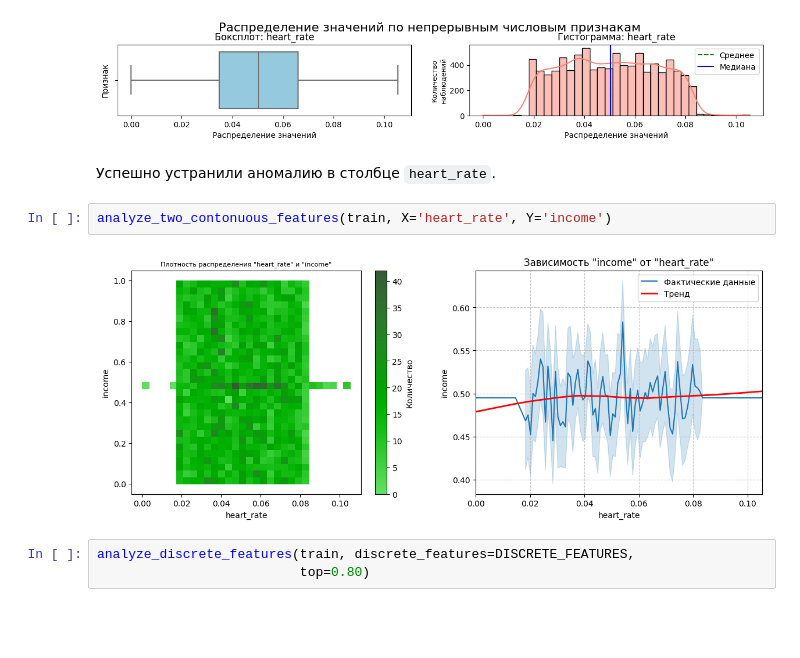
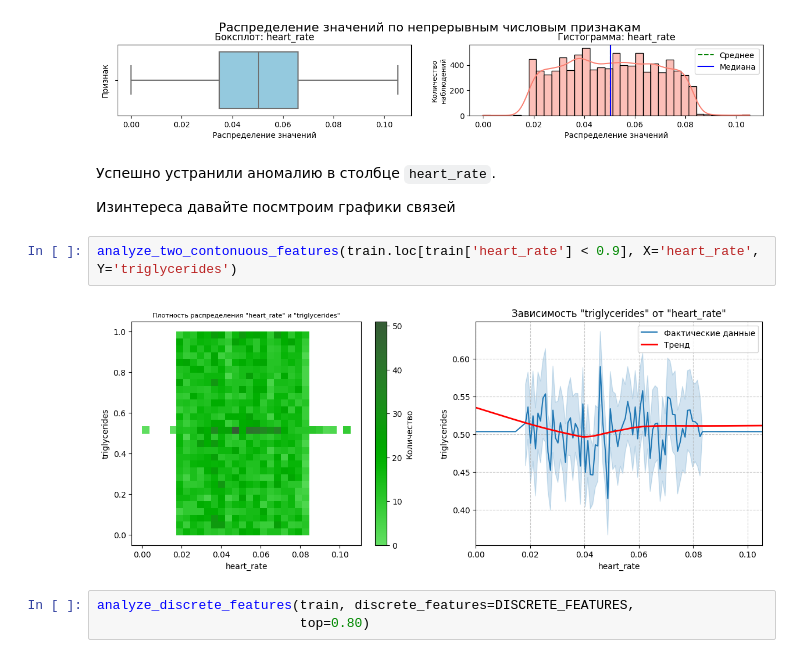
Before and after one commit to madLary/practicum-workshop-cvd-model, a Jupyter notebook: workshop-cdv-research.ipynb, the cells around one changed output. Cells and saved outputs as stored; diff of their text form; blank space fills up the shorter version.

Commit message:
save - графики

```diff
--- a/workshop-cdv-research.ipynb
+++ b/workshop-cdv-research.ipynb
@@ -933,10 +936,12 @@ analyze_continuous_features(train, continuous_features=['heart_rate'], top=0.75)
 [figure]
 # %% [markdown]
 Успешно устранили аномалию в столбце `heart_rate`.
+
+Изинтереса давайте посмтроим графики связей
 # %%
-analyze_two_contonuous_features(train, X='heart_rate', Y='income')
+analyze_two_contonuous_features(train.loc[train['heart_rate'] < 0.9], X='heart_rate', Y='triglycerides')
 # %% [output]
-[figure, old version]
+[figure, new version]
 # %%
 analyze_discrete_features(train, discrete_features=DISCRETE_FEATURES,
                           top=0.80)
```
Also changed, not shown: parts of 4 cells of this notebook.
